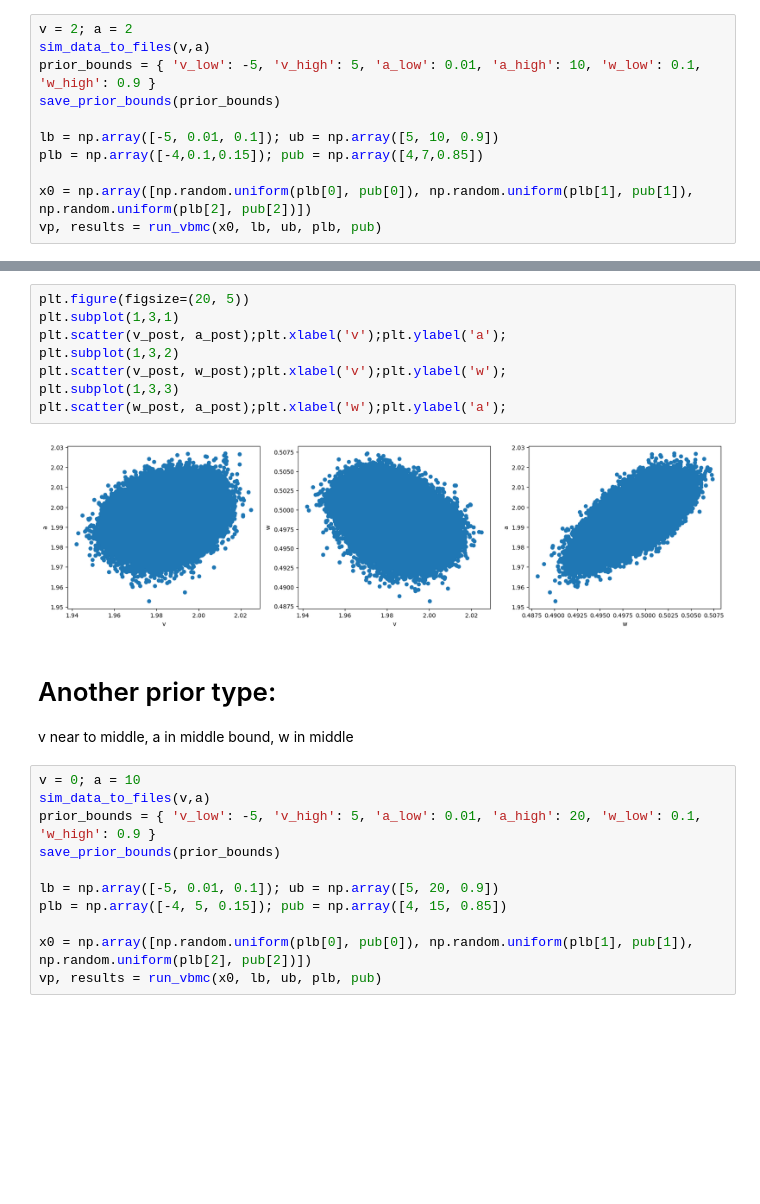
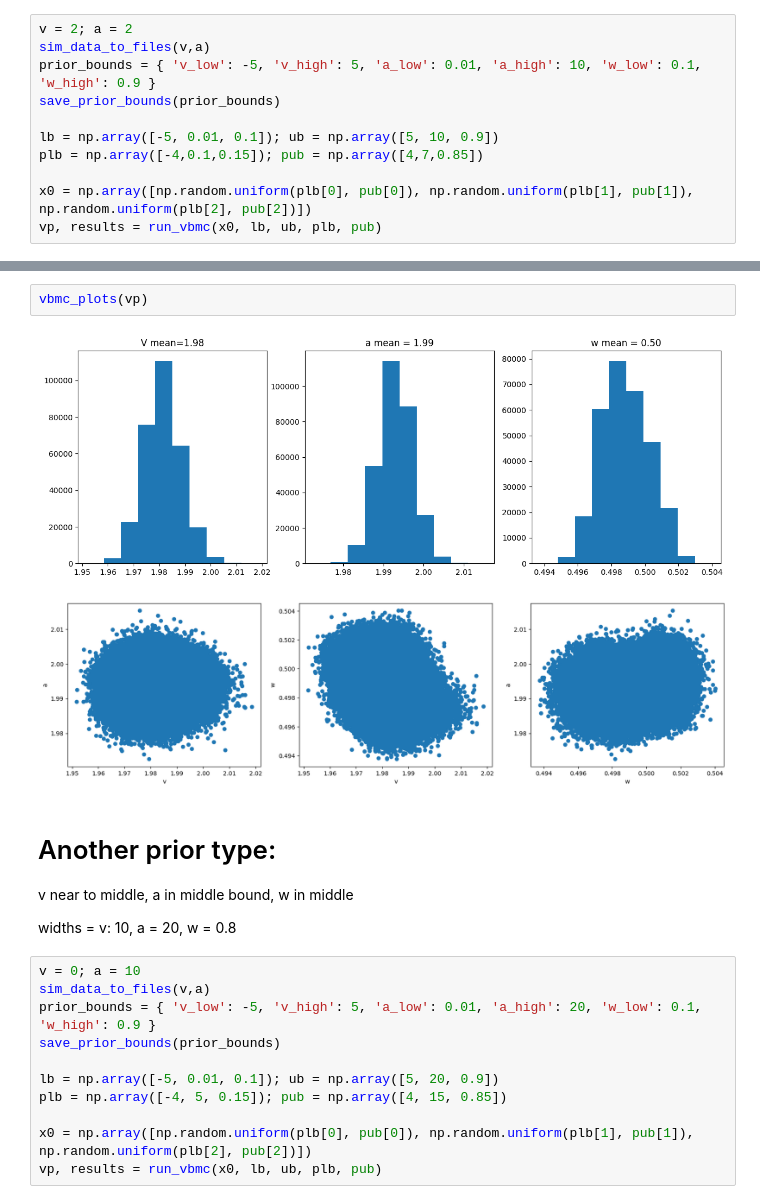
Before and after one commit to rakaar/ai_stats_notes, a Jupyter notebook: neural/ex_23_v2.ipynb, the cells around one changed output, grey strips where cells are left out. Drawn from its saved outputs; the diff is of its cells as text; blank space fills up the shorter version.

```diff
--- a/neural/ex_23_v2.ipynb
+++ b/neural/ex_23_v2.ipynb
@@ -36,16 +25,13 @@ plt.hist(w_post);plt.title(f'w mean = {np.mean(w_post):.2f}');
-# %%
-plt.figure(figsize=(20, 5))
-plt.subplot(1,3,1)
-plt.scatter(v_post, a_post);plt.xlabel('v');plt.ylabel('a');
-plt.subplot(1,3,2)
-plt.scatter(v_post, w_post);plt.xlabel('v');plt.ylabel('w');
-plt.subplot(1,3,3)
-plt.scatter(w_post, a_post);plt.xlabel('w');plt.ylabel('a');
-# %% [output]
-[figure, removed]
+# %%
+vbmc_plots(vp)
+# %% [output]
+[figure, added]
+[figure, added]
 # %% [markdown]
 # Another prior type:
 v near to middle, a in middle bound, w in middle
+
+widths = v: 10, a = 20, w = 0.8
 # %%
 v = 0; a = 10
 sim_data_to_files(v,a)
```
Also changed, not shown: parts of 11 cells of this notebook, 2 other files.
